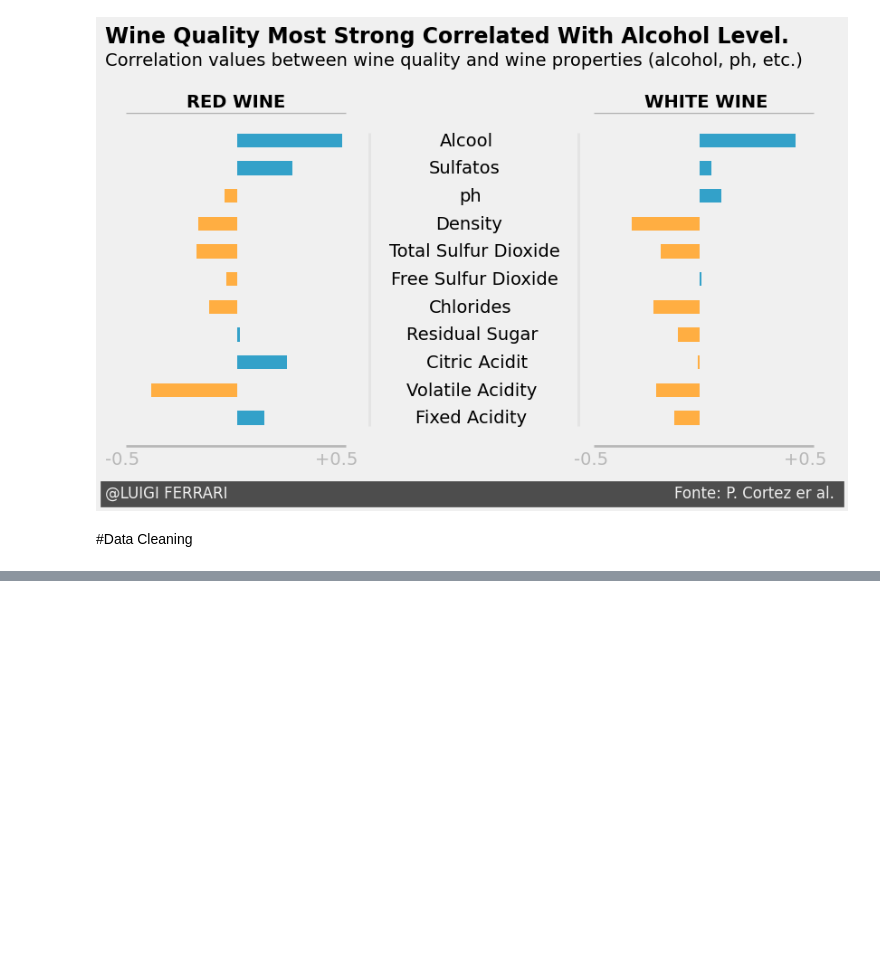
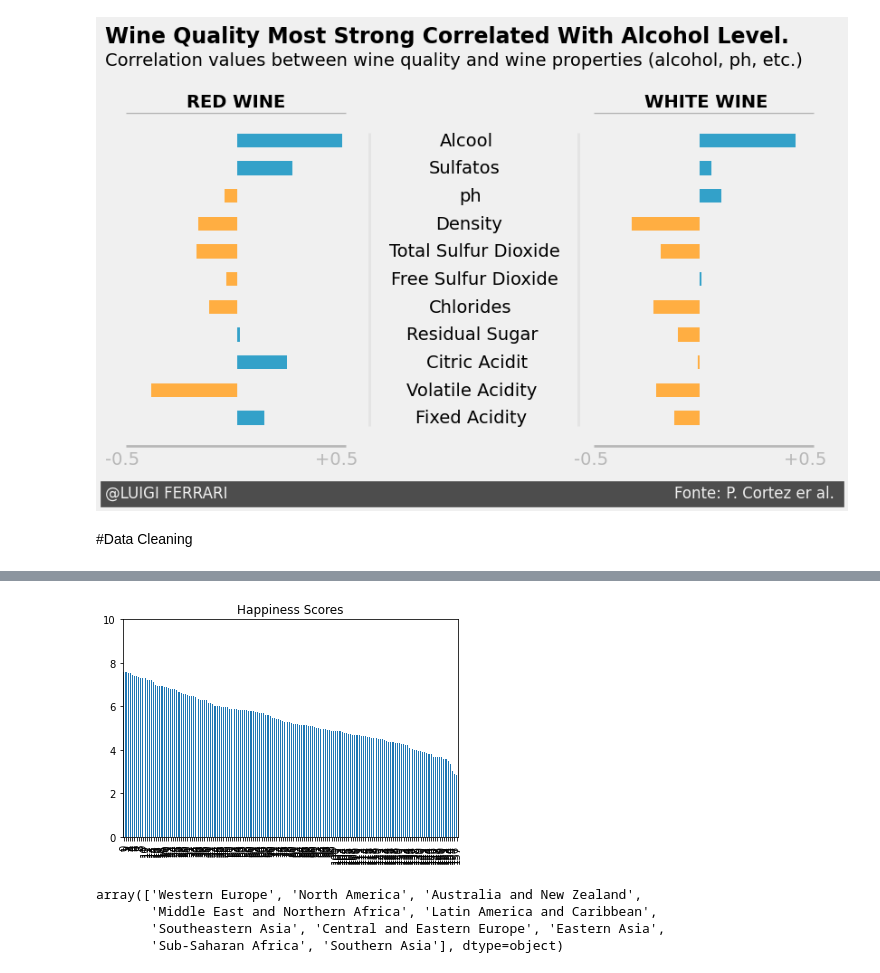
Before and after one commit to LuigiFerrari14/Curso-em-Video-Python---Guanabar-, a Jupyter notebook: Anotacoes.ipynb, the cells around one changed output, grey strips where cells are left out. Saved outputs shown, nothing was run; the diff lists cells and outputs as text; code cells hidden in the pictures; blank space fills up the shorter version.

```diff
--- a/Anotacoes.ipynb
+++ b/Anotacoes.ipynb
@@ -996,0 +992,6 @@ plt.show()
+# %%
+import pandas as pd
+import numpy as np
+
+felicidade = pd.read_csv('/content/drive/MyDrive/Dados python/2015.csv')
+felicidade.head()
@@ -996,0 +1005,15 @@ plt.show()
+# %%
+#felicidade de cada pais
+import matplotlib.pyplot as plt
+felicidade['Happiness Score'].plot(kind='bar', title='Happiness Scores', ylim=(0,10))
+plt.show()
+# %% [output]
+[figure, added]
+# %%
+#apenas por regiao
+felicidade['Region'].unique()
+# %% [output]
+array(['Western Europe', 'North America', 'Australia and New Zealand',
+       'Middle East and Northern Africa', 'Latin America and Caribbean',
+       'Southeastern Asia', 'Central and Eastern Europe', 'Eastern Asia',
+       'Sub-Saharan Africa', 'Southern Asia'], dtype=object)
```
Also changed, not shown: parts of 90 cells of this notebook.
